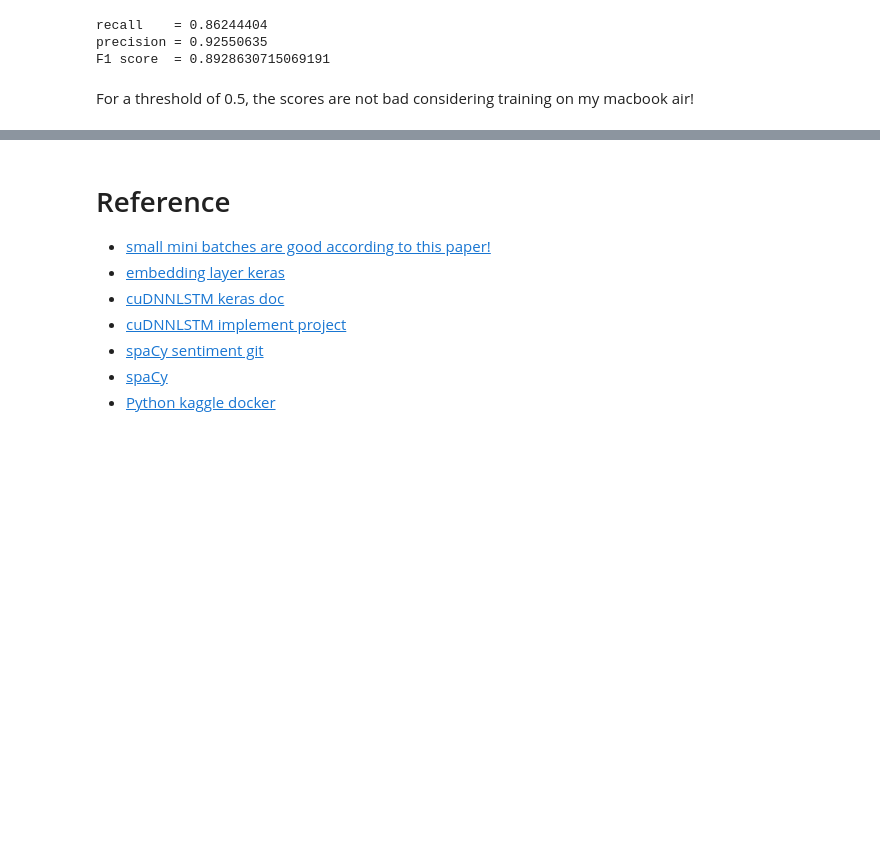
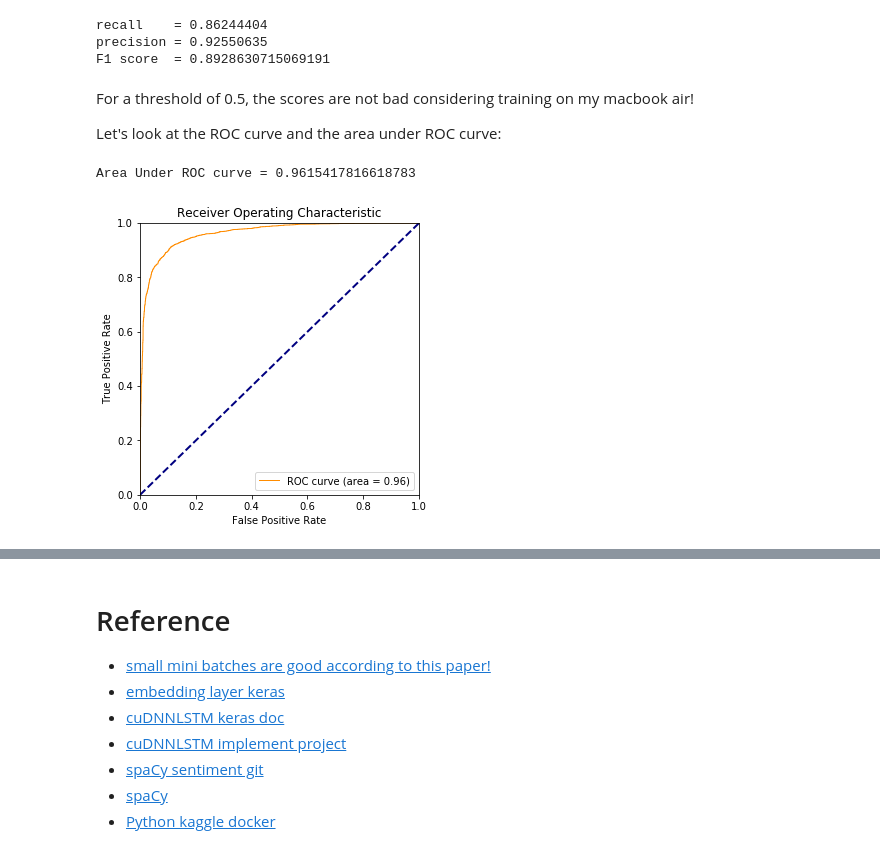
Before and after one commit to ginochen/NLP_spaCy_cuDNNLSTM, a Jupyter notebook: NLP_spaCy_cuDNNLSTM.ipynb, the cells around one changed output, grey strips where cells are left out. Saved outputs shown, nothing was run; the diff lists cells and outputs as text; code cells hidden in the pictures; blank space fills up the shorter version.

```diff
--- a/NLP_spaCy_cuDNNLSTM.ipynb
+++ b/NLP_spaCy_cuDNNLSTM.ipynb
@@ -205,3 +207,33 @@ precision = 0.92550635
 F1 score  = 0.8928630715069191
 # %% [markdown]
 For a threshold of 0.5, the scores are not bad considering training on my macbook air!
+
+Let's look at the ROC curve and the area under ROC curve:
+# %%
+import sklearn
+from sklearn.metrics import roc_auc_score, roc_curve, auc
+from matplotlib import pyplot as plt
+area_under_roc = sklearn.metrics.roc_auc_score(test_labels,label_pred)
+print('Area Under ROC curve = %s'%area_under_roc)
+fpr, tpr, thresholds = sklearn.metrics.roc_curve(test_labels,label_pred)
+roc_auc = sklearn.metrics.auc(fpr, tpr) # Area Under ROC Curve
+
+#plt.figure()
+plt.figure(figsize=(5,5))
+plt.plot(fpr, tpr, color='darkorange',
+         lw=1, label='ROC curve (area = %0.2f)' % roc_auc)
+
+plt.plot([0, 1], [0, 1], color='navy', lw=2, linestyle='--')
+plt.xlim([0.0, 1.0])
+plt.ylim([0.0, 1])
+# ROC considers all thresholds of probabilities to plot the yellow curve
+# suppose at FPR=0.1, the TPR=0.9
+plt.xlabel('False Positive Rate')
+plt.ylabel('True Positive Rate')
+plt.title('Receiver Operating Characteristic')
+plt.legend(loc="lower right")
+
+plt.show()
+# %% [output]
+Area Under ROC curve = 0.9615417816618783
+[figure, added]
```
Also changed, not shown: parts of 2 cells of this notebook.
